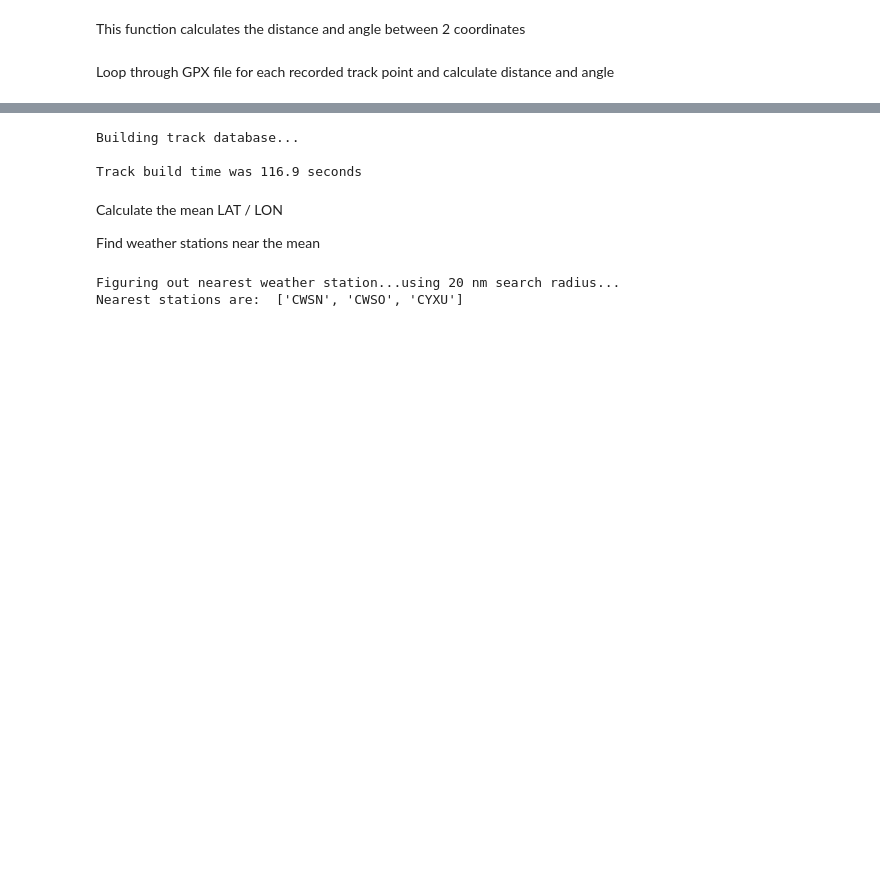
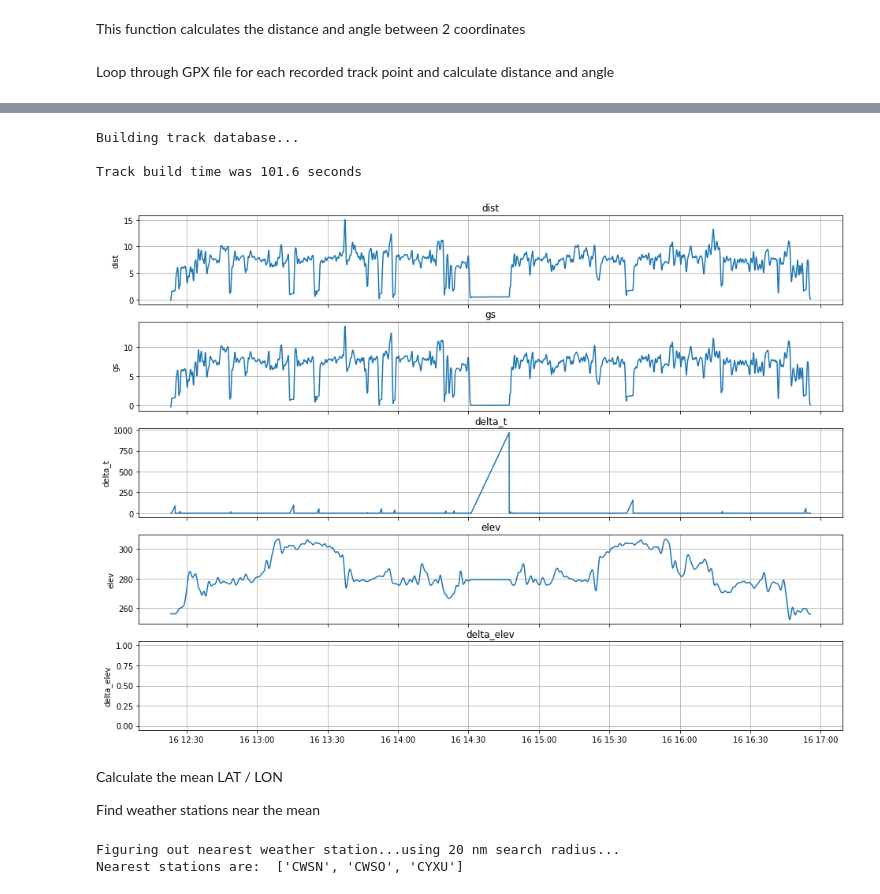
Before and after one commit to acelere/wind_ride_power, a Jupyter notebook: gpx_parser_v10.ipynb, the cells around one changed output, grey strips where cells are left out. Cells and saved outputs as stored; diff of their text form; code cells hidden in the pictures; blank space fills up the shorter version.

Commit message:
working set on v11, filtered

```diff
--- a/gpx_parser_v10.ipynb
+++ b/gpx_parser_v10.ipynb
@@ -114,7 +212,7 @@ def get_trk_pts_data(trksegmt):
     output: dataframe containing track data
     '''
     trackpoint = {}
-    track = pd.DataFrame(columns=['lat', 'lon', 'elev', 'ts', 'dist', 'true_hdg', 'gs', 'delta_t', 'delta_elev'])
+    track = pd.DataFrame(columns=['lat', 'lon', 'elev', 'ts', 'dist', 'true_hdg', 'gs', 'delta_t'])
     first_point = True
     debug_counter = 0
     for idx, trkpoint in enumerate(trksegmt):
@@ -142,14 +240,13 @@ def get_trk_pts_data(trksegmt):
         else:
             trackpoint['gs'] = 0
             trackpoint['delta_t'] = np.nan
-        trackpoint['delta_elev'] = (trackpoint['elev']-previous_point['elev'])
         previous_point = trackpoint
         track = track.append(trackpoint, ignore_index=True)
         trackpoint = {}
     return track
 # %%
 print('Building track database...')
-track = pd.DataFrame(columns=['lat', 'lon', 'elev', 'ts', 'dist', 'true_hdg', 'gs', 'delta_t', 'delta_elev'])
+track = pd.DataFrame(columns=['lat', 'lon', 'elev', 'ts', 'dist', 'true_hdg', 'gs', 'delta_t'])
 #lat in deg decimal
 #lon in deg decimal
 #elev in meters
@@ -181,13 +278,19 @@ for trk in root.findall('gpx:trk', namespace):
         results = pool.map(get_trk_pts_data, trk_pts_set)
         pool.join
         #join results:
-        track = pd.DataFrame(columns=['lat', 'lon', 'elev', 'ts', 'dist', 'true_hdg', 'gs', 'delta_t', 'delta_elev'])
+        track = pd.DataFrame(columns=['lat', 'lon', 'elev', 'ts', 'dist', 'true_hdg', 'gs', 'delta_t'])
         for result in results:
             track = track.append(result.set_index('ts'))
         track['ts'] = track.index
         track.reset_index(inplace=True, drop=True)
         pool.terminate
         pool.close()
+        #smooth speed data...moving average
+        track['gs_raw'] = track['gs'] #save the original
+        track['dist_raw'] = track['dist']
+        track['elev_raw'] = track['elev']
+        track['delta_elev'] = track['elev'].diff()
+        #track['gs'] = track['gs'].rolling(window=20).mean()
 
 end_time = time.time()
 print()
@@ -195,7 +298,7 @@ print('Track build time was {:1.1f} seconds'.format(end_time - start_time))
 # %% [output]
 Building track database...
 
-Track build time was 116.9 seconds
+Track build time was 101.6 seconds
 # %%
 def apply_filter(raw_data, N, Wn):
 
@@ -205,3 +308,11 @@ def apply_filter(raw_data, N, Wn):
 
     filtered_data = signal.filtfilt(B, A, raw_data)
     return filtered_data
+# %%
+#filter comparison
+#track['gs'] = track['gs_raw'].rolling(window=20).mean() * 3.6
+track['gs'] = apply_filter(track['gs_raw'], 4, 0.04)
+track['dist'] = apply_filter(track['dist_raw'], 4, 0.04)
+track['elev'] = apply_filter(track['elev_raw'], 4, 0.02)
+track['delta_elev'] = apply_filter(track['delta_elev'], 4, 0.02)
+#conclusion is that the butterworth is better. Smoother signal and maybe less lag
@@ -208,3 +322,17 @@ def apply_filter(raw_data, N, Wn):
+# %%
+plt_list = ['dist', 'gs', 'delta_t', 'elev', 'delta_elev']
+plt.rcParams['figure.figsize'] = [16, 12]
+f, axarr = plt.subplots(len(plt_list), sharex=True)
+for idx, pltdata in enumerate(plt_list):
+    axarr[idx].plot((track['ts']),track[pltdata])
+    axarr[idx].set(ylabel=pltdata,
+       title=pltdata)
+    axarr[idx].grid()
+
+#fig.savefig("test.png")
+plt.show()
+# %% [output]
+[figure, added]
 # %%
 #pandas
 #shift
```
Also changed, not shown: parts of 15 cells of this notebook, 4 other files.
